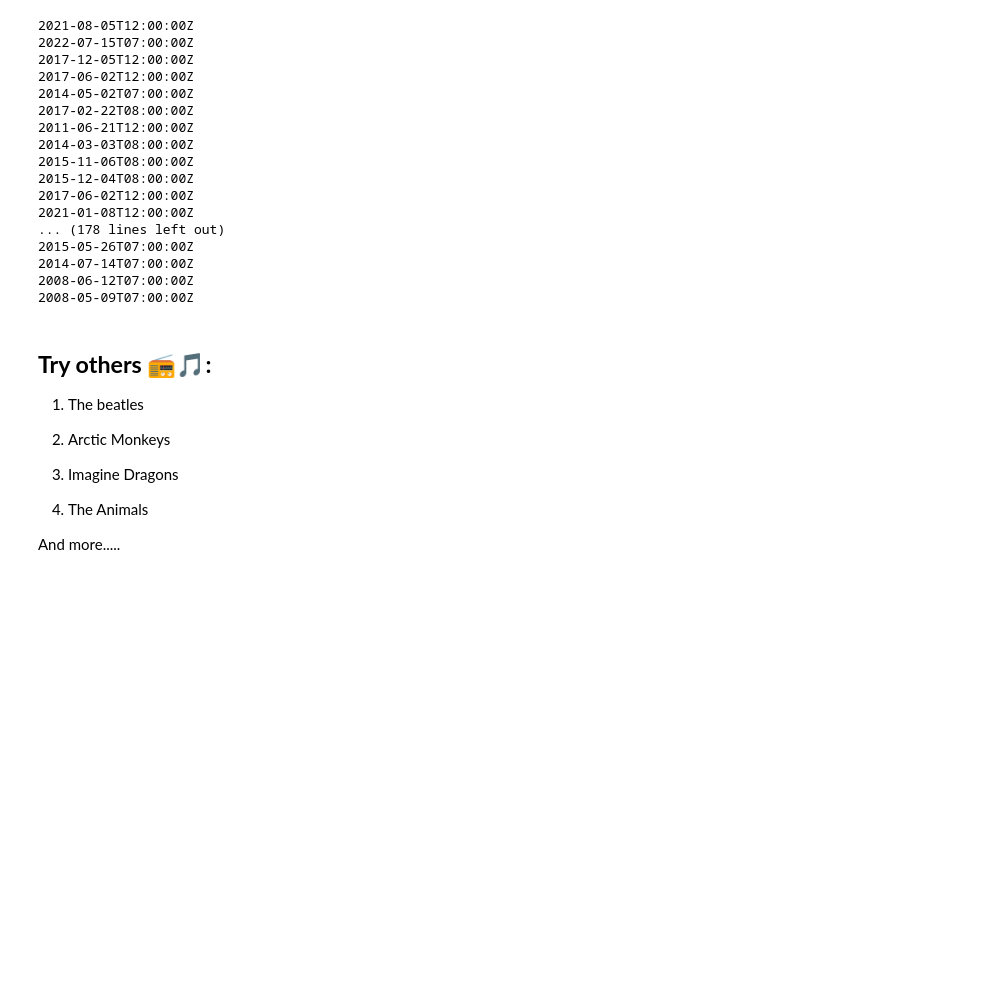
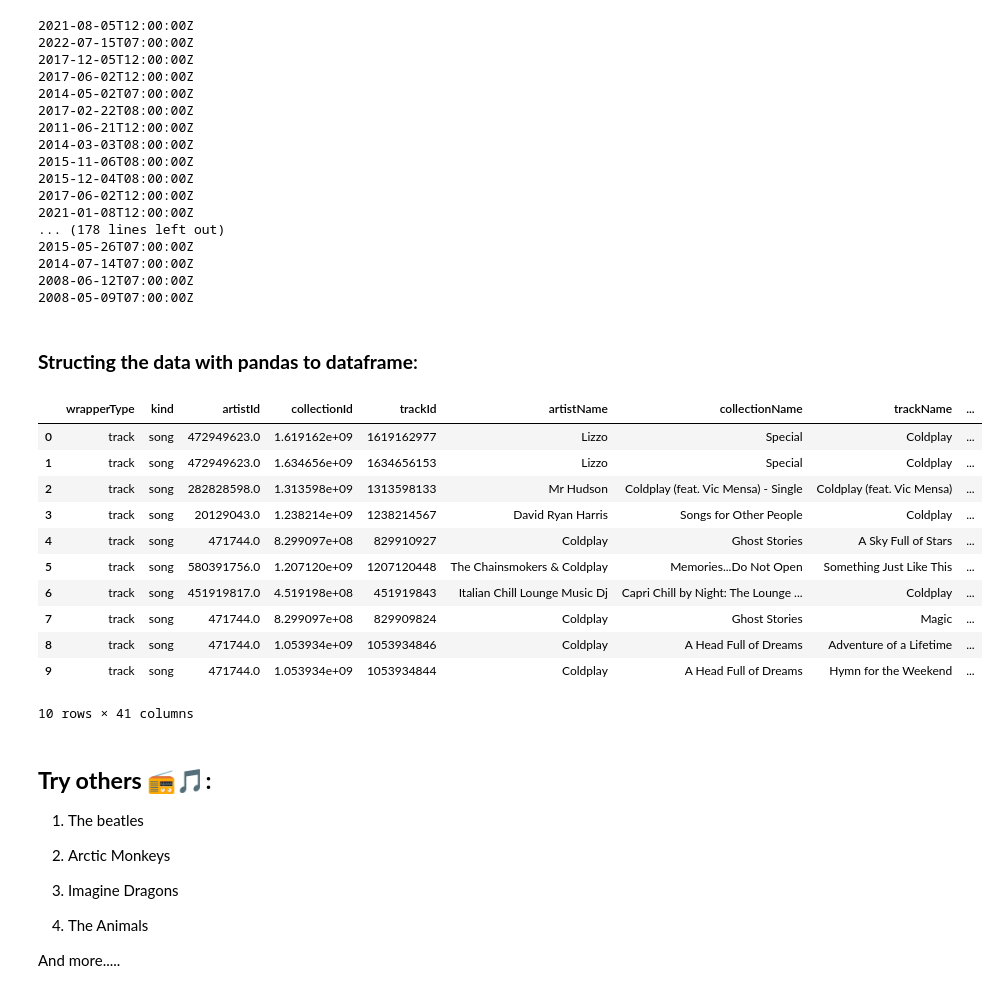
Before and after one commit to Kmohamedalie/APIs, a Jupyter notebook: iTunes_API.ipynb, the cells around one changed output. Saved outputs shown, nothing was run; the diff lists cells and outputs as text; code cells hidden in the pictures; blank space fills up the shorter version.

```diff
--- a/iTunes_API.ipynb
+++ b/iTunes_API.ipynb
@@ -116,6 +116,30 @@ for result in info['results']:
 2014-07-14T07:00:00Z
 2008-06-12T07:00:00Z
 2008-05-09T07:00:00Z
+# %% [markdown]
+### **Structing the data with pandas to dataframe**:
+# %%
+# import pandas
+import pandas as pd
+
+# convert results to dataframe
+ColdplaySongs = pd.DataFrame(info["results"])
+
+# print the first 10 rows of data
+ColdplaySongs.head(10)
+# %% [output]
+|  | wrapperType | kind | artistId | collectionId | trackId | artistName | collectionName | trackName | ... |
+| 0 | track | song | 472949623.0 | 1.619162e+09 | 1619162977 | Lizzo | Special | Coldplay | ... |
+| 1 | track | song | 472949623.0 | 1.634656e+09 | 1634656153 | Lizzo | Special | Coldplay | ... |
+| 2 | track | song | 282828598.0 | 1.313598e+09 | 1313598133 | Mr Hudson | Coldplay (feat. Vic Mensa) - Single | Coldplay (feat. Vic Mensa) | ... |
+| 3 | track | song | 20129043.0 | 1.238214e+09 | 1238214567 | David Ryan Harris | Songs for Other People | Coldplay | ... |
+| 4 | track | song | 471744.0 | 8.299097e+08 | 829910927 | Coldplay | Ghost Stories | A Sky Full of Stars | ... |
+| 5 | track | song | 580391756.0 | 1.207120e+09 | 1207120448 | The Chainsmokers & Coldplay | Memories...Do Not Open | Something Just Like This | ... |
+| 6 | track | song | 451919817.0 | 4.519198e+08 | 451919843 | Italian Chill Lounge Music Dj | Capri Chill by Night: The Lounge ... | Coldplay | ... |
+| 7 | track | song | 471744.0 | 8.299097e+08 | 829909824 | Coldplay | Ghost Stories | Magic | ... |
+| 8 | track | song | 471744.0 | 1.053934e+09 | 1053934846 | Coldplay | A Head Full of Dreams | Adventure of a Lifetime | ... |
+| 9 | track | song | 471744.0 | 1.053934e+09 | 1053934844 | Coldplay | A Head Full of Dreams | Hymn for the Weekend | ... |
+10 rows × 41 columns
 # %% [markdown]
 ## **Try others 📻🎵:**
 
```
Also changed, not shown: 1 other file.
